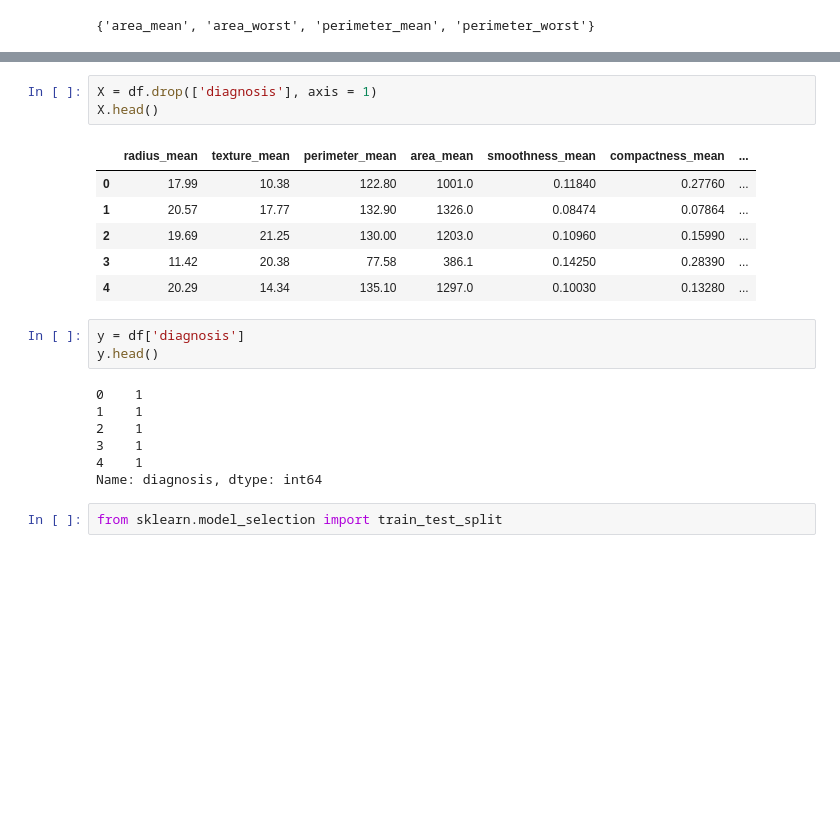
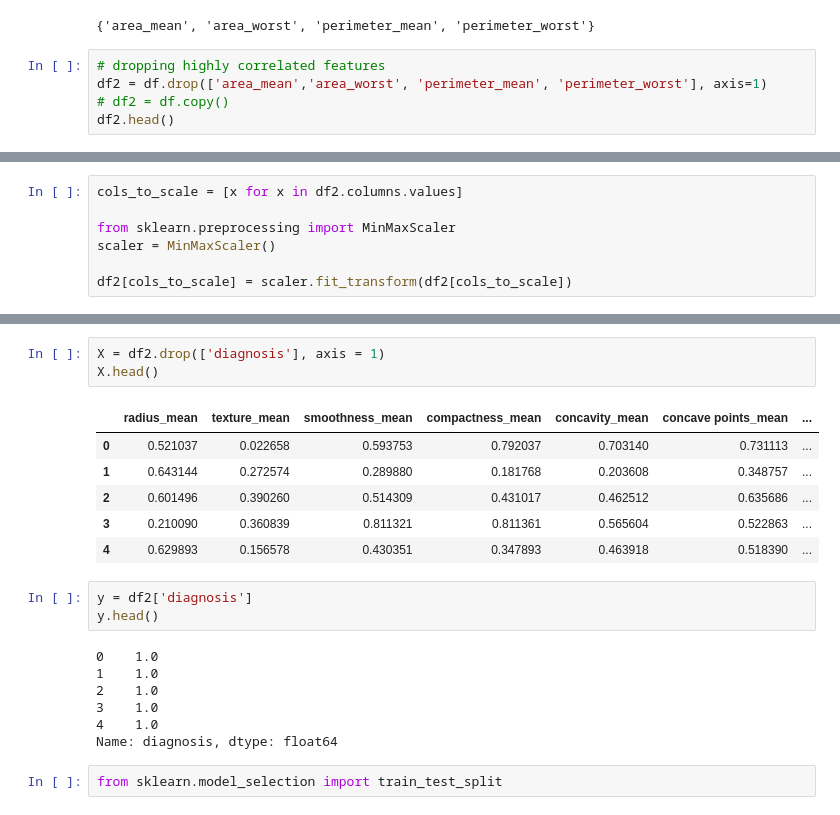
Before and after one commit to ingadanek/Cancer-Prediction, a Jupyter notebook: Untitled.ipynb, the cells around one changed output, grey strips where cells are left out. Cells and saved outputs as stored; diff of their text form; blank space fills up the shorter version.

```diff
--- a/Untitled.ipynb
+++ b/Untitled.ipynb
@@ -86,3 +86,8 @@ len(set(corr_features))
 set(corr_features)
 # %% [output]
 {'area_mean', 'area_worst', 'perimeter_mean', 'perimeter_worst'}
+# %%
+# dropping highly correlated features
+df2 = df.drop(['area_mean','area_worst', 'perimeter_mean', 'perimeter_worst'], axis=1)
+# df2 = df.copy()
+df2.head()
@@ -88,0 +110,7 @@ set(corr_features)
+# %%
+cols_to_scale = [x for x in df2.columns.values]
+
+from sklearn.preprocessing import MinMaxScaler
+scaler = MinMaxScaler()
+
+df2[cols_to_scale] = scaler.fit_transform(df2[cols_to_scale])
@@ -89,23 +126,23 @@ set(corr_features)
 # %%
-X = df.drop(['diagnosis'], axis = 1)
+X = df2.drop(['diagnosis'], axis = 1)
 X.head()
 # %% [output]
-|  | radius_mean | texture_mean | perimeter_mean | area_mean | smoothness_mean | compactness_mean | ... |
-| 0 | 17.99 | 10.38 | 122.80 | 1001.0 | 0.11840 | 0.27760 | ... |
-| 1 | 20.57 | 17.77 | 132.90 | 1326.0 | 0.08474 | 0.07864 | ... |
-| 2 | 19.69 | 21.25 | 130.00 | 1203.0 | 0.10960 | 0.15990 | ... |
-| 3 | 11.42 | 20.38 | 77.58 | 386.1 | 0.14250 | 0.28390 | ... |
-| 4 | 20.29 | 14.34 | 135.10 | 1297.0 | 0.10030 | 0.13280 | ... |
+|  | radius_mean | texture_mean | smoothness_mean | compactness_mean | concavity_mean | concave points_mean | ... |
+| 0 | 0.521037 | 0.022658 | 0.593753 | 0.792037 | 0.703140 | 0.731113 | ... |
+| 1 | 0.643144 | 0.272574 | 0.289880 | 0.181768 | 0.203608 | 0.348757 | ... |
+| 2 | 0.601496 | 0.390260 | 0.514309 | 0.431017 | 0.462512 | 0.635686 | ... |
+| 3 | 0.210090 | 0.360839 | 0.811321 | 0.811361 | 0.565604 | 0.522863 | ... |
+| 4 | 0.629893 | 0.156578 | 0.430351 | 0.347893 | 0.463918 | 0.518390 | ... |
 # %%
-y = df['diagnosis']
+y = df2['diagnosis']
 y.head()
 # %% [output]
-0    1
-1    1
-2    1
-3    1
-4    1
-Name: diagnosis, dtype: int64
+0    1.0
+1    1.0
+2    1.0
+3    1.0
+4    1.0
+Name: diagnosis, dtype: float64
 # %%
 from sklearn.model_selection import train_test_split
 # %%
```
Also changed, not shown: parts of 20 cells of this notebook.
